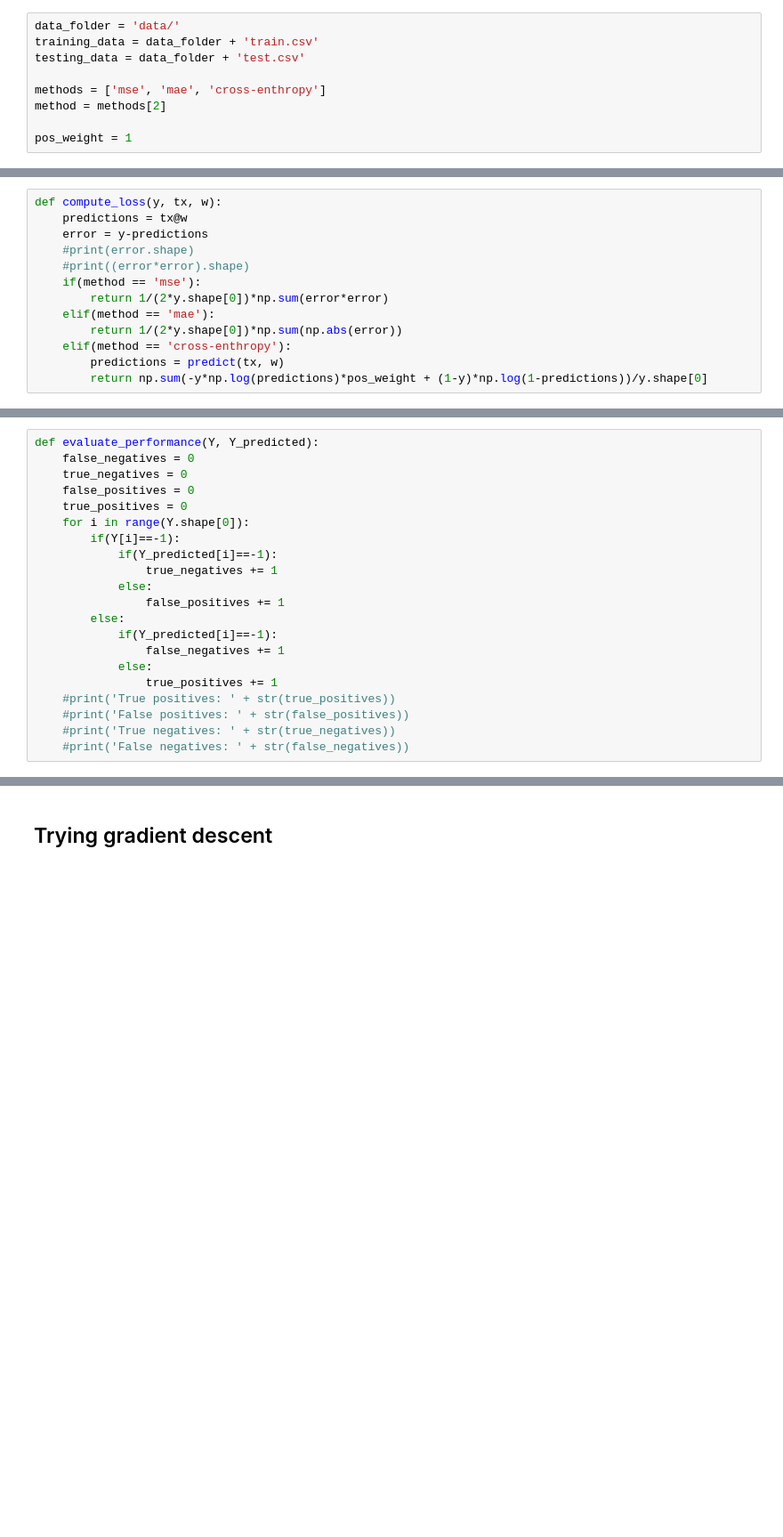
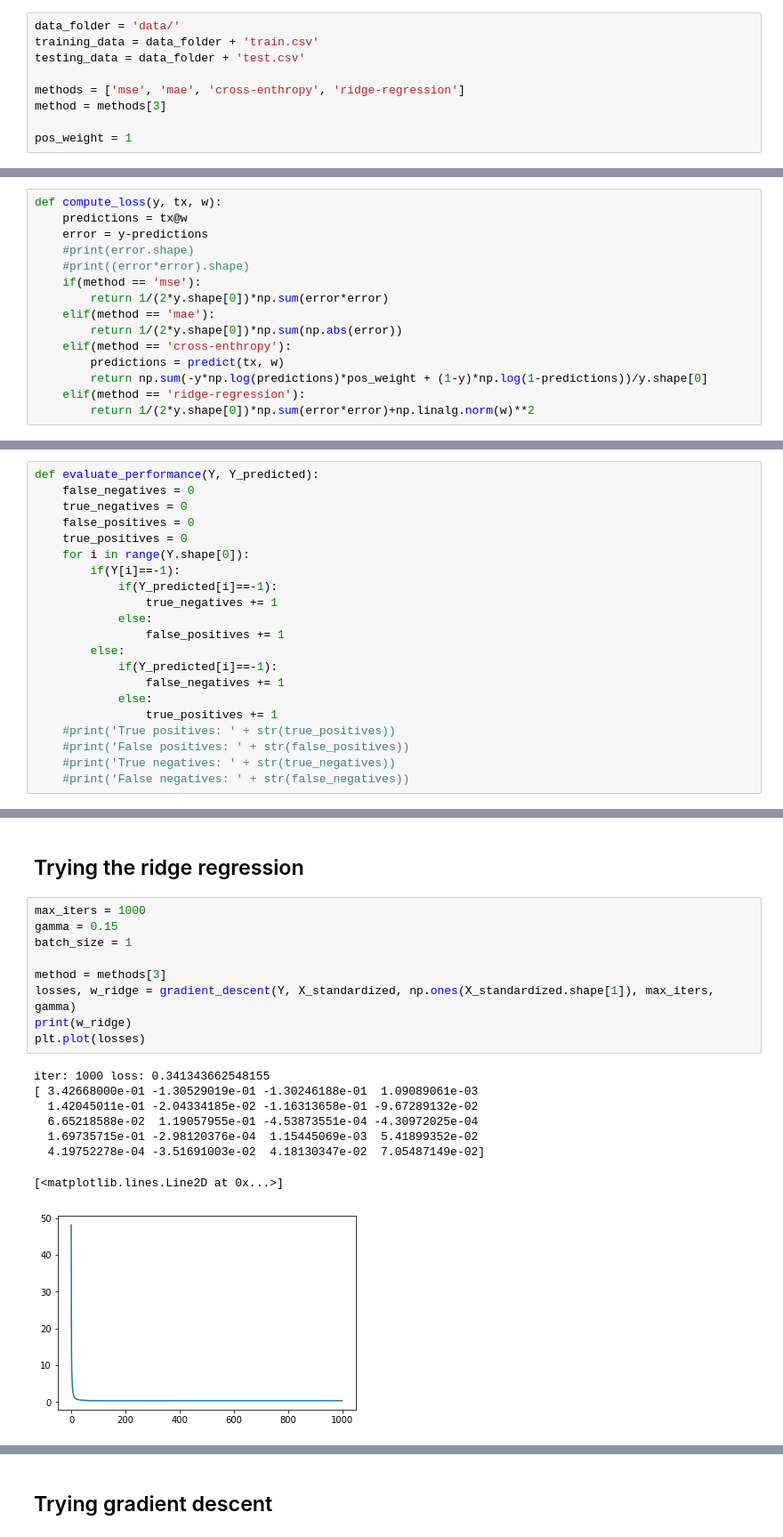
Before and after one commit to plechoss/CS-433-Project1, a Jupyter notebook: project1.ipynb, the cells around one changed output, grey strips where cells are left out. Shown at 89% size. Cells and saved outputs as stored; diff of their text form; blank space fills up the shorter version.

Commit message:
Added L-2 regularization and ridge regression

```diff
--- a/project1.ipynb
+++ b/project1.ipynb
@@ -15,8 +15,8 @@ data_folder = 'data/'
 training_data = data_folder + 'train.csv'
 testing_data = data_folder + 'test.csv'
 
-methods = ['mse', 'mae', 'cross-enthropy']
-method = methods[2]
+methods = ['mse', 'mae', 'cross-enthropy', 'ridge-regression']
+method = methods[3]
 
 pos_weight = 1
 # %% [markdown]
@@ -79,6 +84,8 @@ def compute_loss(y, tx, w):
     elif(method == 'cross-enthropy'):
         predictions = predict(tx, w)
         return np.sum(-y*np.log(predictions)*pos_weight + (1-y)*np.log(1-predictions))/y.shape[0]
+    elif(method == 'ridge-regression'):
+        return 1/(2*y.shape[0])*np.sum(error*error)+np.linalg.norm(w)**2
 # %%
 def grid_search(y, tx, w0, w1):
     losses = np.zeros((len(w0), len(w1)))
@@ -192,0 +224,20 @@ def evaluate_performance(Y, Y_predicted):
+# %% [markdown]
+## Trying the ridge regression
+# %%
+max_iters = 1000
+gamma = 0.15
+batch_size = 1
+
+method = methods[3]
+losses, w_ridge = gradient_descent(Y, X_standardized, np.ones(X_standardized.shape[1]), max_iters, gamma)
+print(w_ridge)
+plt.plot(losses)
+# %% [output]
+iter: 1000 loss: 0.341343662548155
+[ 3.42668000e-01 -1.30529019e-01 -1.30246188e-01  1.09089061e-03
+  1.42045011e-01 -2.04334185e-02 -1.16313658e-01 -9.67289132e-02
+  6.65218588e-02  1.19057955e-01 -4.53873551e-04 -4.30972025e-04
+  1.69735715e-01 -2.98120376e-04  1.15445069e-03  5.41899352e-02
+  4.19752278e-04 -3.51691003e-02  4.18130347e-02  7.05487149e-02]
+[<matplotlib.lines.Line2D at 0x...>]
+[figure, added]
```
Also changed, not shown: parts of 18 cells of this notebook.
